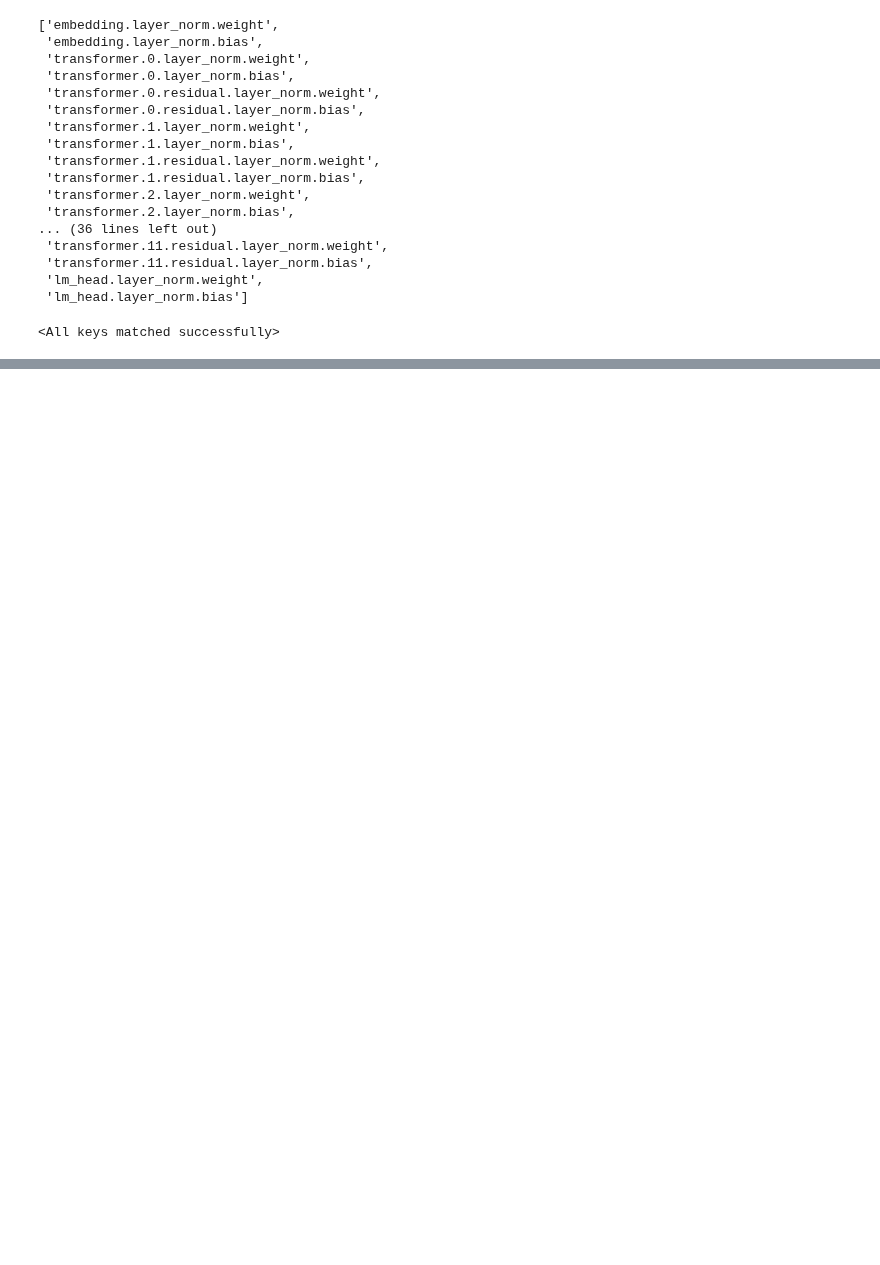
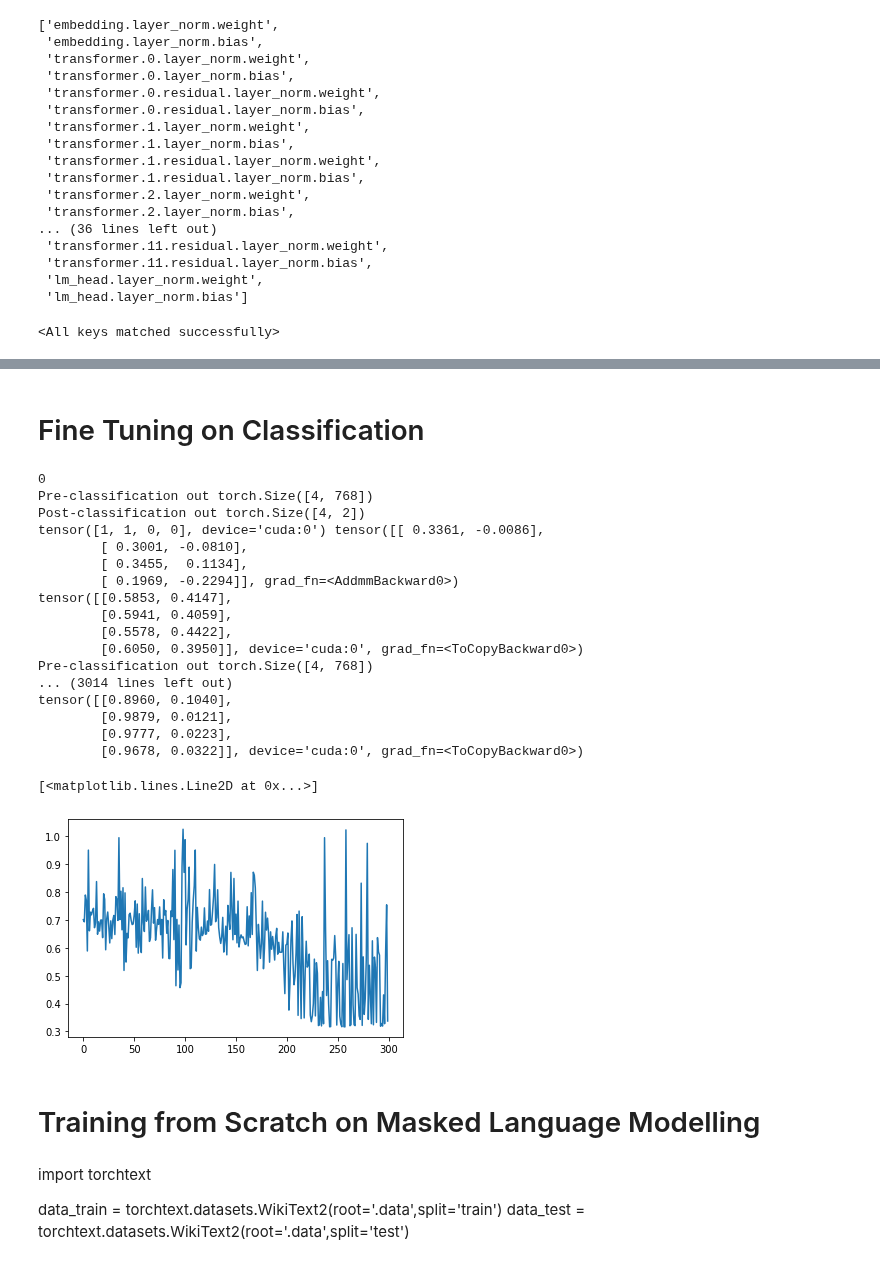
Before and after one commit to redwoodresearch/mlab, a Jupyter notebook: days/w2d1/w2d1.ipynb, the cells around one changed output, grey strips where cells are left out. Drawn from its saved outputs; the diff is of its cells as text; code cells hidden in the pictures; blank space fills up the shorter version.

Commit message:
w2d2: dm+mia fine-tuning

```diff
--- a/days/w2d1/w2d1.ipynb
+++ b/days/w2d1/w2d1.ipynb
@@ -220,7 +252,7 @@ class BertClassification(t.nn.Module):
 my_bert = BertClassification(
     vocab_size=28996, hidden_size=768, max_position_embeddings=512,
     type_vocab_size=2, dropout=0.1, intermediate_size=3072,
-    num_heads=12, num_layers=12, num_classes = 2
+    num_heads=12, num_layers=12, num_classes = 2,
 )
 pretrained_bert = bert_tests.get_pretrained_bert()
 # %% [output]
@@ -332,0 +365,15 @@ comparing Berts MATCH!!!!!!!!
+# %% [markdown]
+# Fine Tuning on Classification
+# %%
+import torchtext
+
+data_train = torchtext.datasets.IMDB(root='.data',split='train')
+data_test = torchtext.datasets.IMDB(root='.data',split='test')
+# %%
+dataset_train = []
+for d in data_train:
+    dataset_train.append(d)
+
+dataset_test = []
+for d in data_test:
+    dataset_test.append(d)
@@ -332,0 +415,63 @@ comparing Berts MATCH!!!!!!!!
+# %%
+from matplotlib import pyplot as plt
+
+device = t.device('cuda:0' if t.cuda.is_available() else 'cpu')
+
+optimizer = t.optim.Adam(my_bert.parameters(), lr = 1e-5)
+criterion = t.nn.CrossEntropyLoss()
+
+steps = 300
+batches = extract_batches(dataset_train)
+
+my_bert.train()
+
+losses = []
+
+for i in range(steps):
+    if i % 10 == 0:
+        print(i)
+
+    optimizer.zero_grad()
+    X,y = batches[i]
+    X = X.cuda(device)
+    y = y.cuda(device)
+    pred_y = my_bert(X)[1]
+
+    pred_y = pred_y.softmax(dim=1).cuda(device)
+
+    print('Actual', y)
+    print('Predicted', pred_y)
+
+    loss = criterion(pred_y, y)
+    loss.backward()
+    losses.append(loss.detach())
+    optimizer.step()
+
+plt.plot(losses)
+# %% [output]
+0
+Pre-classification out torch.Size([4, 768])
+Post-classification out torch.Size([4, 2])
+tensor([1, 1, 0, 0], device='cuda:0') tensor([[ 0.3361, -0.0086],
+        [ 0.3001, -0.0810],
+        [ 0.3455,  0.1134],
+        [ 0.1969, -0.2294]], grad_fn=<AddmmBackward0>)
+tensor([[0.5853, 0.4147],
+        [0.5941, 0.4059],
+        [0.5578, 0.4422],
+        [0.6050, 0.3950]], device='cuda:0', grad_fn=<ToCopyBackward0>)
+Pre-classification out torch.Size([4, 768])
+... (3014 lines left out)
+tensor([[0.8960, 0.1040],
+        [0.9879, 0.0121],
+        [0.9777, 0.0223],
+        [0.9678, 0.0322]], device='cuda:0', grad_fn=<ToCopyBackward0>)
+[<matplotlib.lines.Line2D at 0x...>]
+[figure, added]
+# %% [markdown]
+# Training from Scratch on Masked Language Modelling
+# %% [markdown]
+import torchtext
+
+data_train = torchtext.datasets.WikiText2(root='.data',split='train')
+data_test = torchtext.datasets.WikiText2(root='.data',split='test')
```
Also changed, not shown: parts of 10 cells of this notebook.
